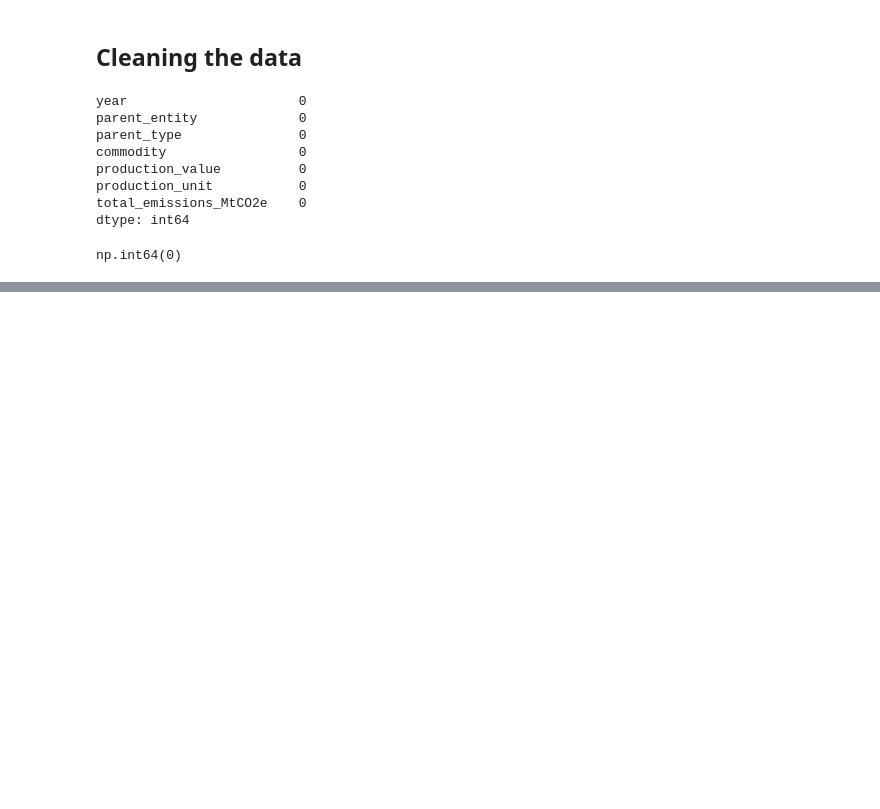
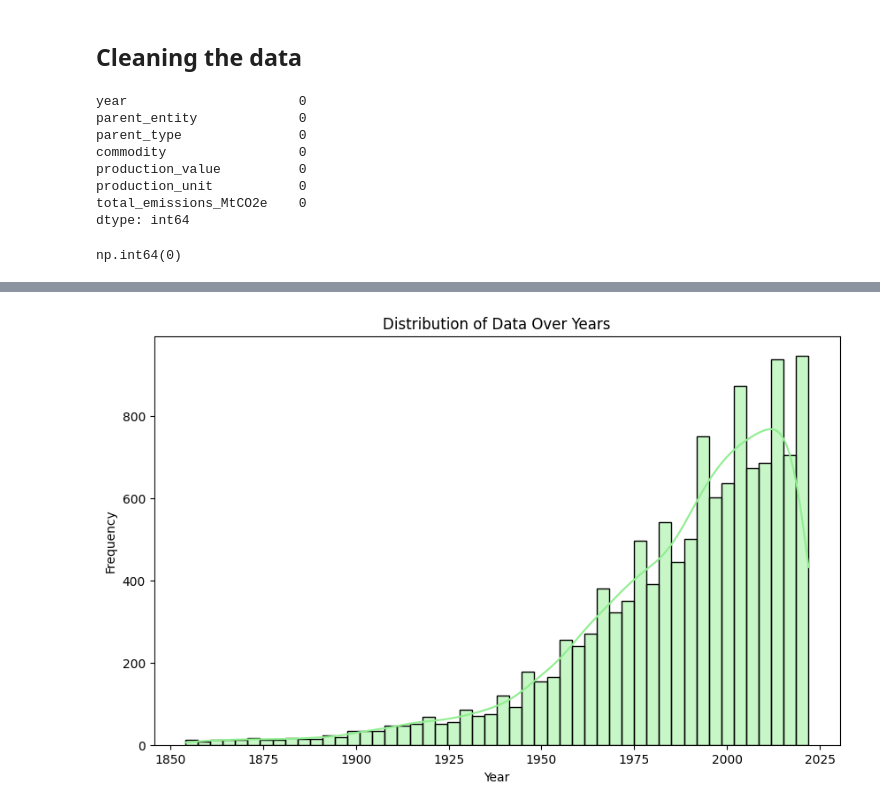
Before and after one commit to pgeneta/Carbon-Emissions-Analysis, a Jupyter notebook: Data Analysis.ipynb, the cells around one changed output, grey strips where cells are left out. Saved outputs shown, nothing was run; the diff lists cells and outputs as text; code cells hidden in the pictures; blank space fills up the shorter version.

```diff
--- a/Data Analysis.ipynb
+++ b/Data Analysis.ipynb
@@ -72,0 +131,10 @@ np.int64(0)
+# %%
+# Distribution of years
+plt.figure(figsize=(10, 6))
+sns.histplot(df['year'], bins=50, kde=True, color='lightgreen')
+plt.title('Distribution of Data Over Years')
+plt.xlabel('Year')
+plt.ylabel('Frequency')
+plt.show()
+# %% [output]
+[figure, added]
```
Also changed, not shown: parts of 20 cells of this notebook.
